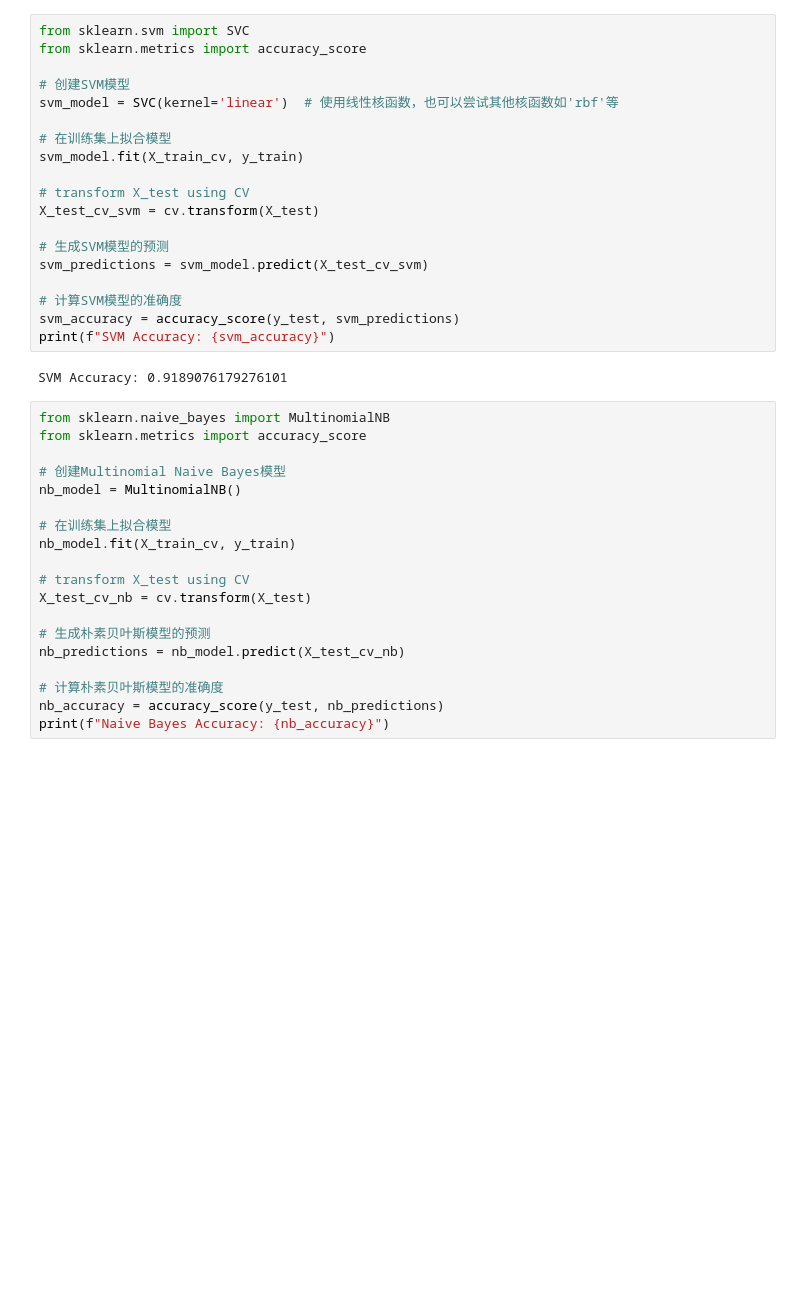
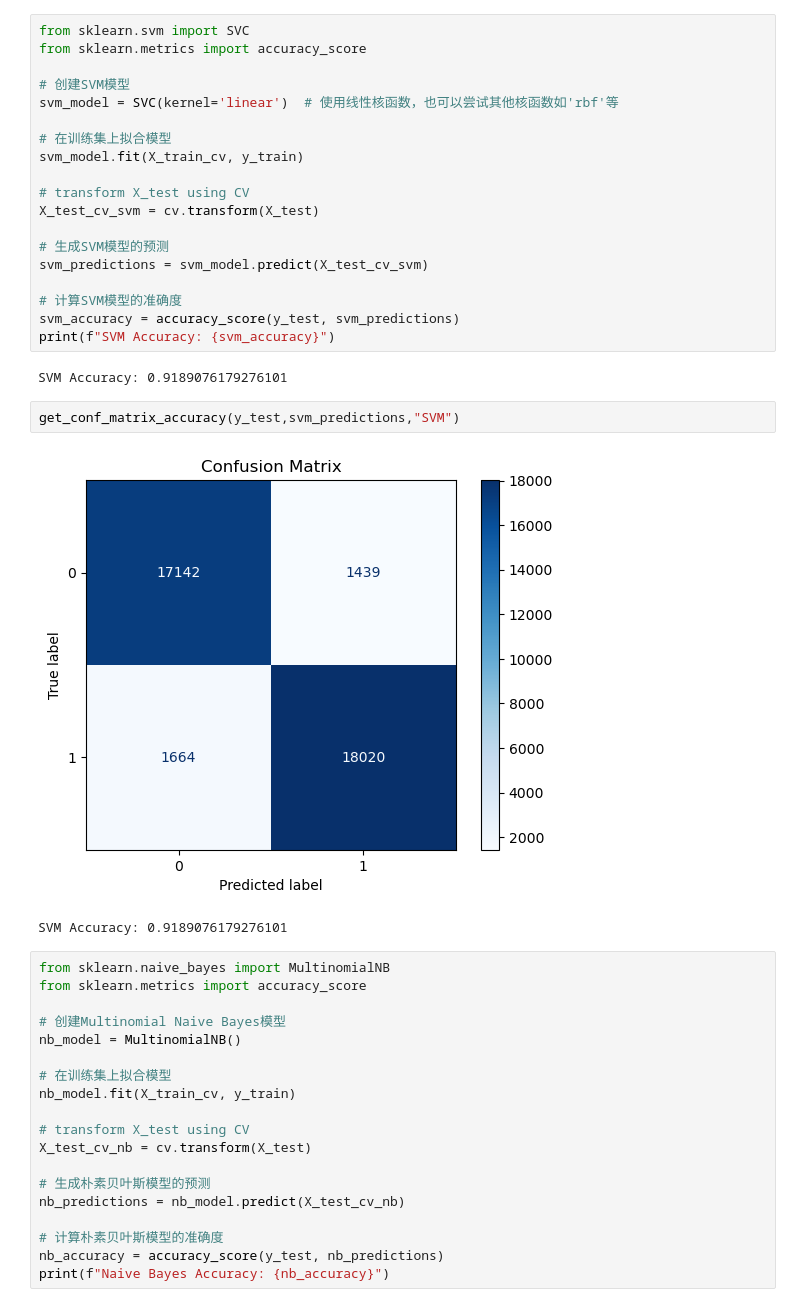
Before and after one commit to yizhenpong/Singlish_or_English_ML_LLM, a Jupyter notebook: traditional_ML.ipynb, the cells around one changed output. Drawn from its saved outputs; the diff is of its cells as text; blank space fills up the shorter version.

```diff
--- a/traditional_ML.ipynb
+++ b/traditional_ML.ipynb
@@ -218,6 +229,11 @@ svm_accuracy = accuracy_score(y_test, svm_predictions)
 print(f"SVM Accuracy: {svm_accuracy}")
 # %% [output]
 SVM Accuracy: 0.9189076179276101
+# %%
+get_conf_matrix_accuracy(y_test,svm_predictions,"SVM")
+# %% [output]
+[figure, added]
+SVM Accuracy: 0.9189076179276101
 # %%
 from sklearn.naive_bayes import MultinomialNB
 from sklearn.metrics import accuracy_score
```
Also changed, not shown: parts of 6 cells of this notebook, 5 other files.
